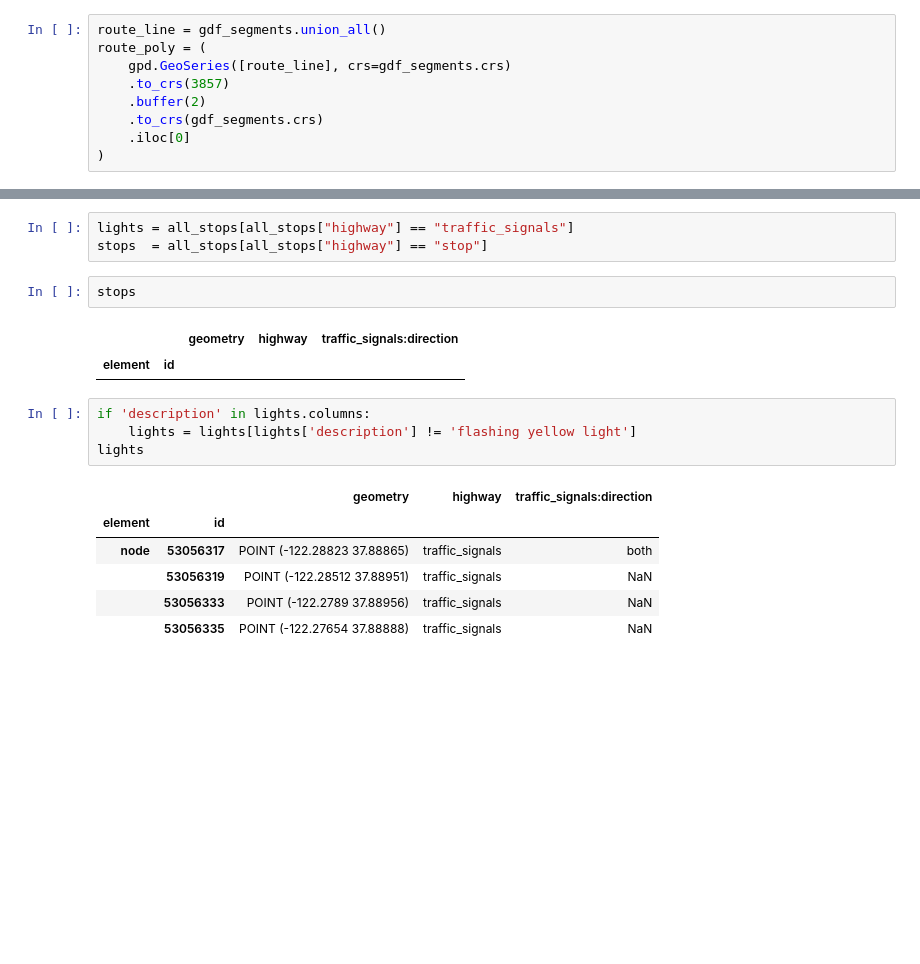
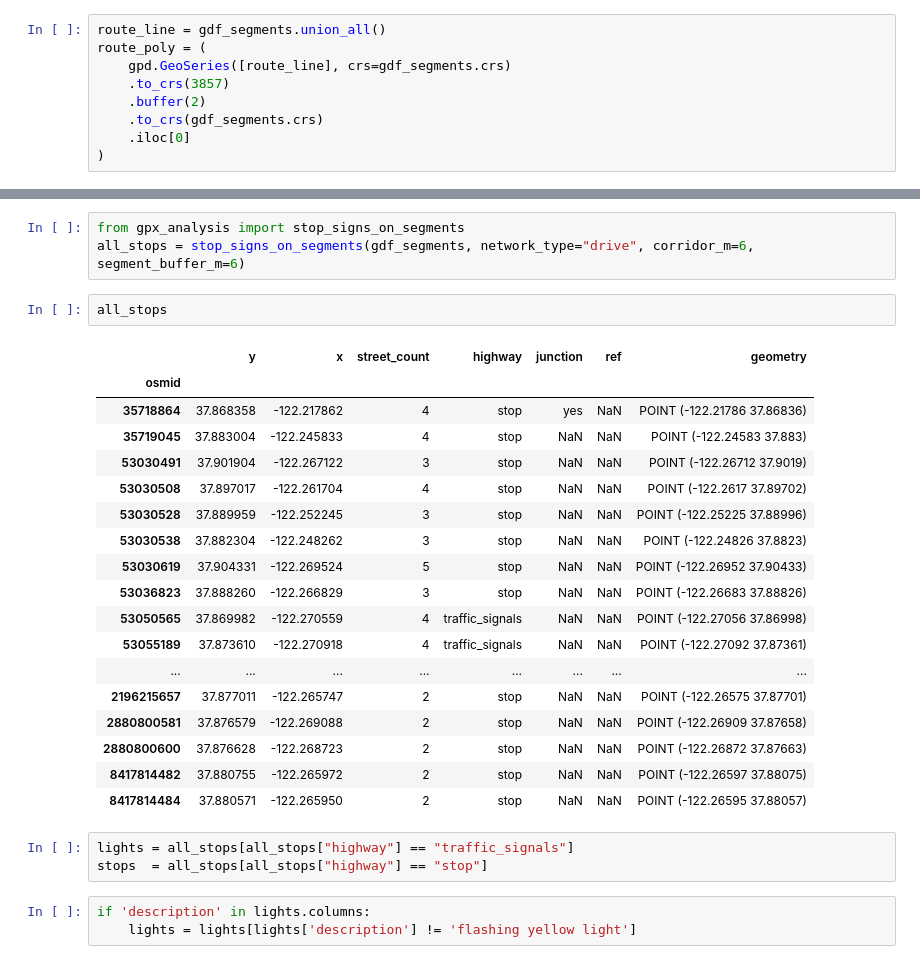
Before and after one commit to peter-amerkhanian/gpx-analysis, a Jupyter notebook: main.ipynb, the cells around one changed output, grey strips where cells are left out. Cells and saved outputs as stored; diff of their text form; blank space fills up the shorter version.

Commit message:
fixing up the osmnx stop sign retrieval

```diff
--- a/main.ipynb
+++ b/main.ipynb
@@ -135,20 +170,31 @@ all_stops = ox.features_from_polygon(route_poly, tags=tags)
+# %%
+from gpx_analysis import stop_signs_on_segments
+all_stops = stop_signs_on_segments(gdf_segments, network_type="drive", corridor_m=6, segment_buffer_m=6)
+# %%
+all_stops
+# %% [output]
+|  | y | x | street_count | highway | junction | ref | geometry |
+| osmid |  |  |  |  |  |  |  |
+| 35718864 | 37.868358 | -122.217862 | 4 | stop | yes | NaN | POINT (-122.21786 37.86836) |
+| 35719045 | 37.883004 | -122.245833 | 4 | stop | NaN | NaN | POINT (-122.24583 37.883) |
+| 53030491 | 37.901904 | -122.267122 | 3 | stop | NaN | NaN | POINT (-122.26712 37.9019) |
+| 53030508 | 37.897017 | -122.261704 | 4 | stop | NaN | NaN | POINT (-122.2617 37.89702) |
+| 53030528 | 37.889959 | -122.252245 | 3 | stop | NaN | NaN | POINT (-122.25225 37.88996) |
+| 53030538 | 37.882304 | -122.248262 | 3 | stop | NaN | NaN | POINT (-122.24826 37.8823) |
+| 53030619 | 37.904331 | -122.269524 | 5 | stop | NaN | NaN | POINT (-122.26952 37.90433) |
+| 53036823 | 37.888260 | -122.266829 | 3 | stop | NaN | NaN | POINT (-122.26683 37.88826) |
+| 53050565 | 37.869982 | -122.270559 | 4 | traffic_signals | NaN | NaN | POINT (-122.27056 37.86998) |
+| 53055189 | 37.873610 | -122.270918 | 4 | traffic_signals | NaN | NaN | POINT (-122.27092 37.87361) |
+| ... | ... | ... | ... | ... | ... | ... | ... |
+| 2196215657 | 37.877011 | -122.265747 | 2 | stop | NaN | NaN | POINT (-122.26575 37.87701) |
+| 2880800581 | 37.876579 | -122.269088 | 2 | stop | NaN | NaN | POINT (-122.26909 37.87658) |
+| 2880800600 | 37.876628 | -122.268723 | 2 | stop | NaN | NaN | POINT (-122.26872 37.87663) |
+| 8417814482 | 37.880755 | -122.265972 | 2 | stop | NaN | NaN | POINT (-122.26597 37.88075) |
+| 8417814484 | 37.880571 | -122.265950 | 2 | stop | NaN | NaN | POINT (-122.26595 37.88057) |
 # %%
 lights = all_stops[all_stops["highway"] == "traffic_signals"]
 stops  = all_stops[all_stops["highway"] == "stop"]
-# %%
-stops
-# %% [output]
-|  |  | geometry | highway | traffic_signals:direction |
-| element | id |  |  |  |
 # %%
 if 'description' in lights.columns:
     lights = lights[lights['description'] != 'flashing yellow light']
-lights
-# %% [output]
-|  |  | geometry | highway | traffic_signals:direction |
-| element | id |  |  |  |
-| node | 53056317 | POINT (-122.28823 37.88865) | traffic_signals | both |
-|  | 53056319 | POINT (-122.28512 37.88951) | traffic_signals | NaN |
-|  | 53056333 | POINT (-122.2789 37.88956) | traffic_signals | NaN |
-|  | 53056335 | POINT (-122.27654 37.88888) | traffic_signals | NaN |
 # %%
```
Also changed, not shown: parts of 8 cells of this notebook, 3 other files.
